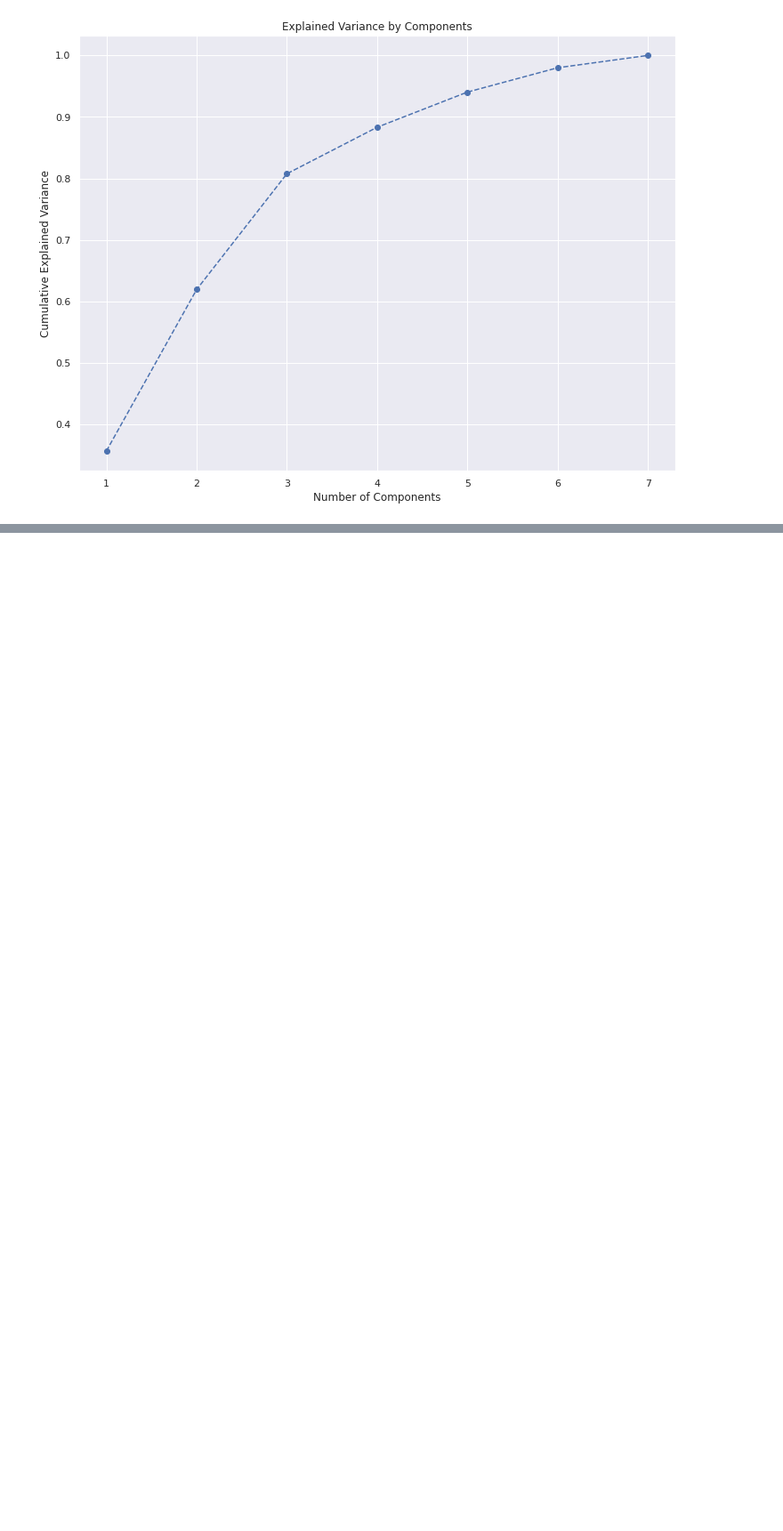
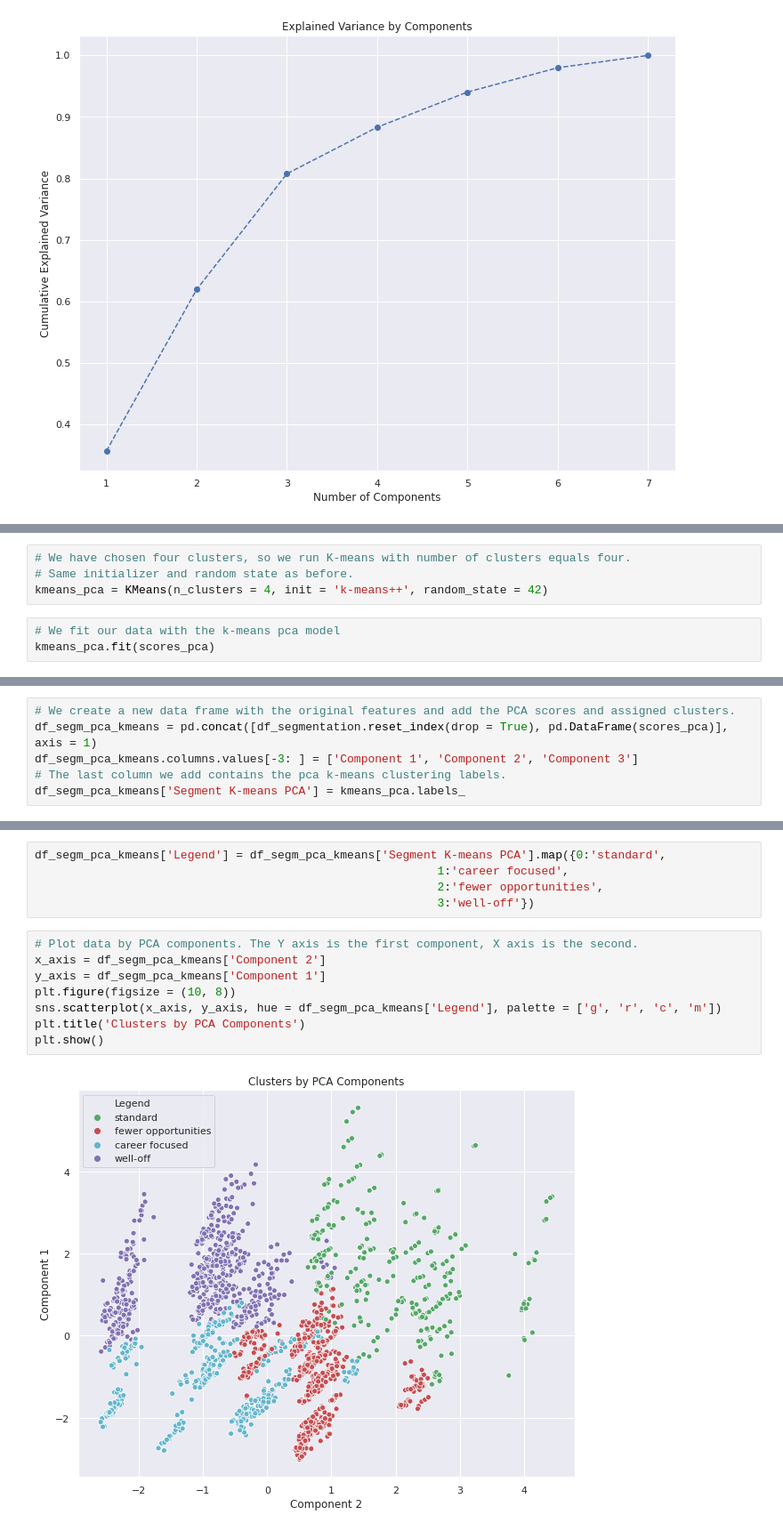
Before and after one commit to matthiasuave/Customer-Segmentation, a Jupyter notebook: Customer_Analytics_Segmentation.ipynb, the cells around one changed output, grey strips where cells are left out. Shown at 89% size. Saved outputs shown, nothing was run; the diff lists cells and outputs as text; blank space fills up the shorter version.

```diff
--- a/Customer_Analytics_Segmentation.ipynb
+++ b/Customer_Analytics_Segmentation.ipynb
@@ -263,0 +336,7 @@ plt.show()
+# %%
+# We have chosen four clusters, so we run K-means with number of clusters equals four.
+# Same initializer and random state as before.
+kmeans_pca = KMeans(n_clusters = 4, init = 'k-means++', random_state = 42)
+# %%
+# We fit our data with the k-means pca model
+kmeans_pca.fit(scores_pca)
@@ -263,0 +349,6 @@ plt.show()
+# %%
+# We create a new data frame with the original features and add the PCA scores and assigned clusters.
+df_segm_pca_kmeans = pd.concat([df_segmentation.reset_index(drop = True), pd.DataFrame(scores_pca)], axis = 1)
+df_segm_pca_kmeans.columns.values[-3: ] = ['Component 1', 'Component 2', 'Component 3']
+# The last column we add contains the pca k-means clustering labels.
+df_segm_pca_kmeans['Segment K-means PCA'] = kmeans_pca.labels_
@@ -263,0 +398,15 @@ plt.show()
+# %%
+df_segm_pca_kmeans['Legend'] = df_segm_pca_kmeans['Segment K-means PCA'].map({0:'standard',
+                                                          1:'career focused',
+                                                          2:'fewer opportunities',
+                                                          3:'well-off'})
+# %%
+# Plot data by PCA components. The Y axis is the first component, X axis is the second.
+x_axis = df_segm_pca_kmeans['Component 2']
+y_axis = df_segm_pca_kmeans['Component 1']
+plt.figure(figsize = (10, 8))
+sns.scatterplot(x_axis, y_axis, hue = df_segm_pca_kmeans['Legend'], palette = ['g', 'r', 'c', 'm'])
+plt.title('Clusters by PCA Components')
+plt.show()
+# %% [output]
+[figure, added]
```
Also changed, not shown: parts of 22 cells of this notebook.
